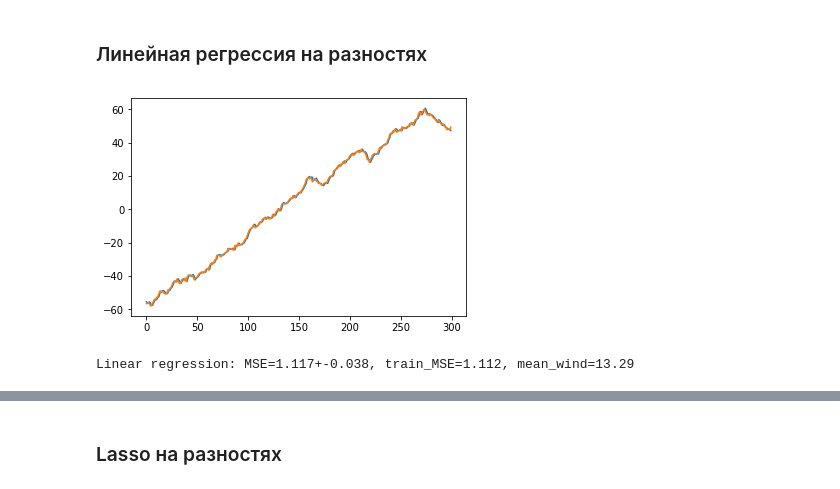
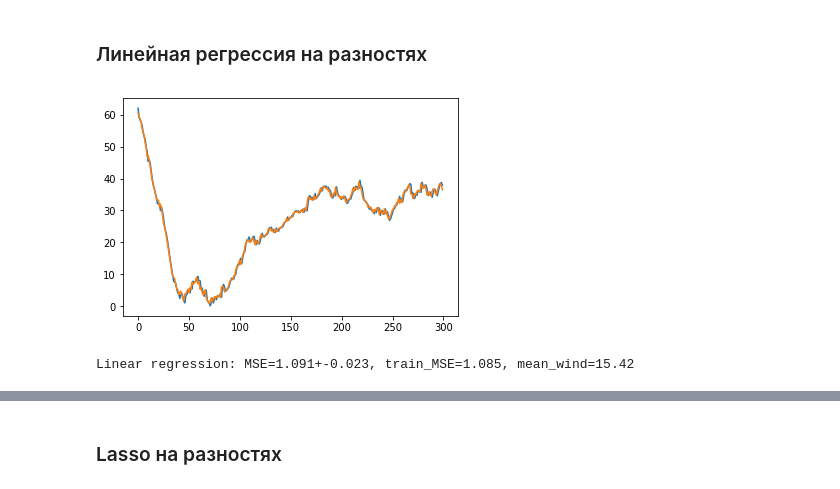
Before and after one commit to askcl/Time-Series, a Jupyter notebook: salnikov.ipynb, the cells around one changed output, grey strips where cells are left out. Drawn from its saved outputs; the diff is of its cells as text; code cells hidden in the pictures.

```diff
--- a/salnikov.ipynb
+++ b/salnikov.ipynb
@@ -162,8 +162,8 @@ def get_dif_mse(winds, meth, n_ser = 101, print_msg = True):
         # print("Linear regression by differences: MSE_dif={}".format(np.round(np.mean(MSE),3)))
     return(MSE)
 # %%
-def lin_regr(X, Y):
-    regr = linear_model.LinearRegression(fit_intercept=False)
+def lin_regr(X, Y, fi=False):
+    regr = linear_model.LinearRegression(fit_intercept=fi)
     params = {'n_jobs': [-1]}
     dt_clf = GridSearchCV(regr, params, cv=3, n_jobs=-1, iid=False,
                           verbose = 0, scoring='neg_mean_squared_error').fit(X, Y)
@@ -513,14 +739,14 @@ regr_mse[0]
 winds = np.array(range(2,20,1))
 winds = np.append(winds, np.array(range(20,120,5)))
 # %%
-res = get_dif(1,winds, lin_regr, True)
+res = get_dif(7,winds, lin_regr, True)
 # %% [output]
-[figure, old version]
+[figure, new version]
 # %%
 regr_dif_mse = get_dif_mse(winds, lin_regr)
 # %%
 print("Linear regression: MSE={}+-{}, train_MSE={}, mean_wind={}".format(
-    np.round(np.mean(regr_dif_mse[:,0]),3), np.round(2*np.var(regr_dif_mse[:,0]),3),
+    np.round(np.mean(regr_dif_mse[:,0]),3), np.round(2*np.var(regr_dif_mse[:,0])**.5/10,3),
     np.round(np.mean(regr_dif_mse[:,1]),3), np.mean(regr_dif_mse[:,2])))
 # %% [output]
-Linear regression: MSE=1.117+-0.038, train_MSE=1.112, mean_wind=13.29
+Linear regression: MSE=1.091+-0.023, train_MSE=1.085, mean_wind=15.42
```
Also changed, not shown: parts of 112 cells of this notebook, 8 other files.
